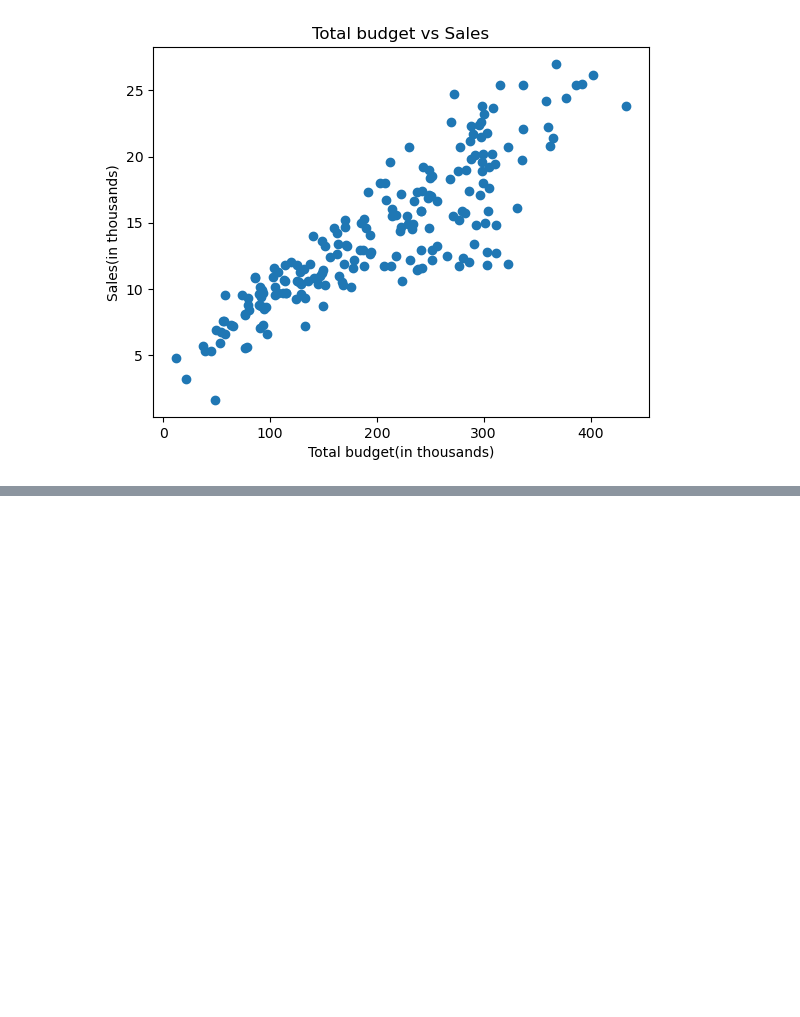
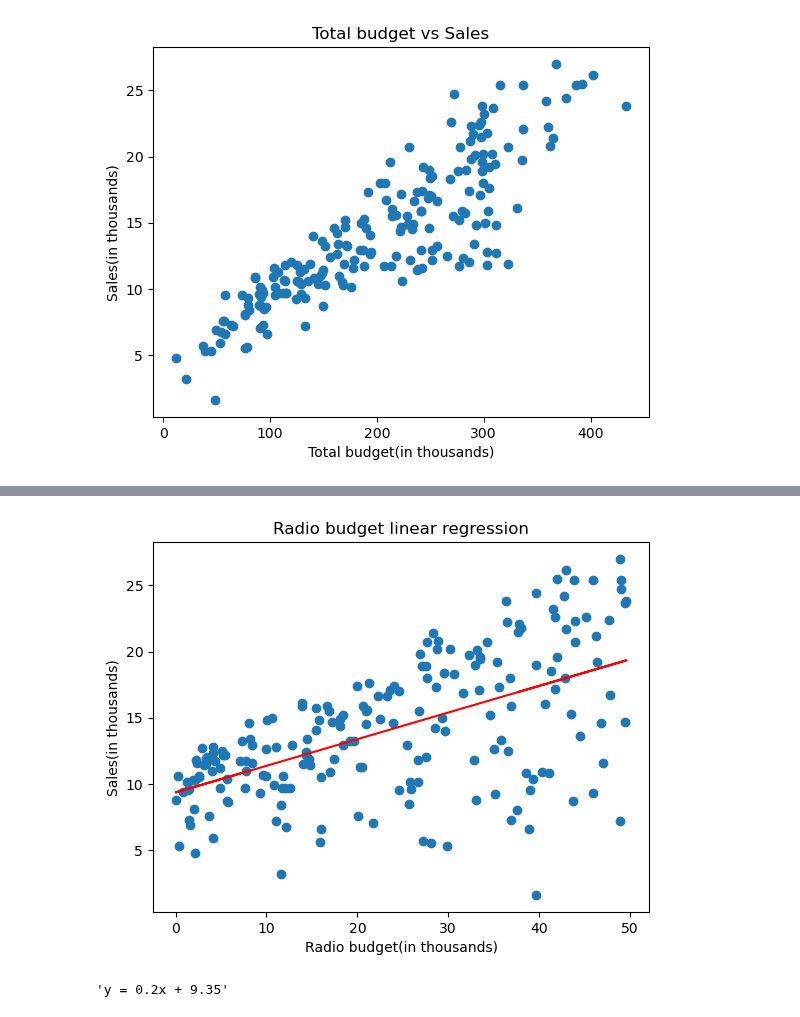
Before and after one commit to ricsalazar810/project-one, a Jupyter notebook: main.ipynb, the cells around one changed output, grey strips where cells are left out. Cells and saved outputs as stored; diff of their text form; code cells hidden in the pictures; blank space fills up the shorter version.

```diff
--- a/main.ipynb
+++ b/main.ipynb
@@ -168,0 +177,16 @@ plt.ylabel('Sales(in thousands)')
+# %%
+z = radio
+y = sales
+(slope, intercept, rvalue, pvalue, stderr) = stats.linregress(z, y)
+regress_values = z * slope + intercept
+line_eq = "y = " + str(round(slope,2)) + "x + " + str(round(intercept,2))
+plt.scatter(z,y)
+plt.plot(z,regress_values,"r-")
+plt.title('Radio budget linear regression')
+plt.xlabel('Radio budget(in thousands)')
+plt.ylabel('Sales(in thousands)')
+plt.show()
+line_eq
+# %% [output]
+[figure, added]
+'y = 0.2x + 9.35'
```
Also changed, not shown: parts of 3 cells of this notebook.
